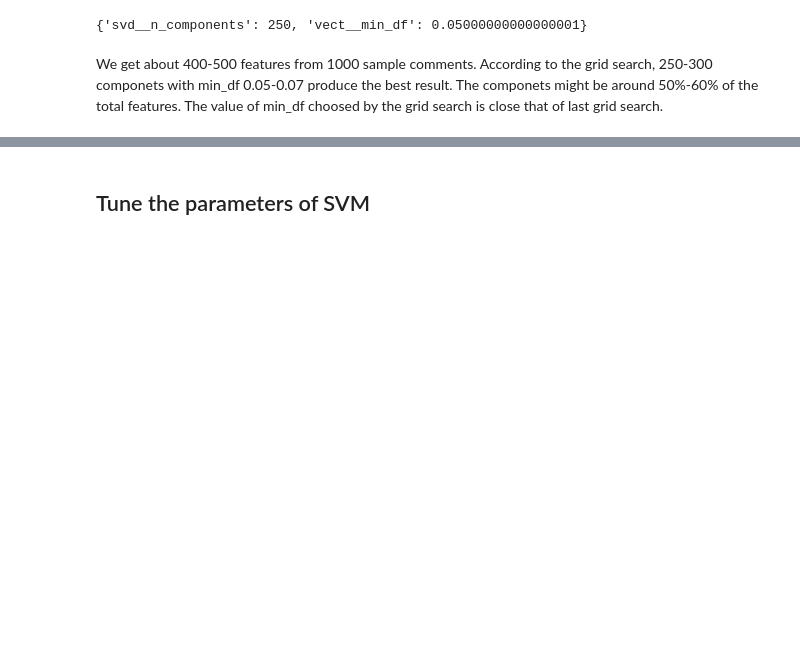
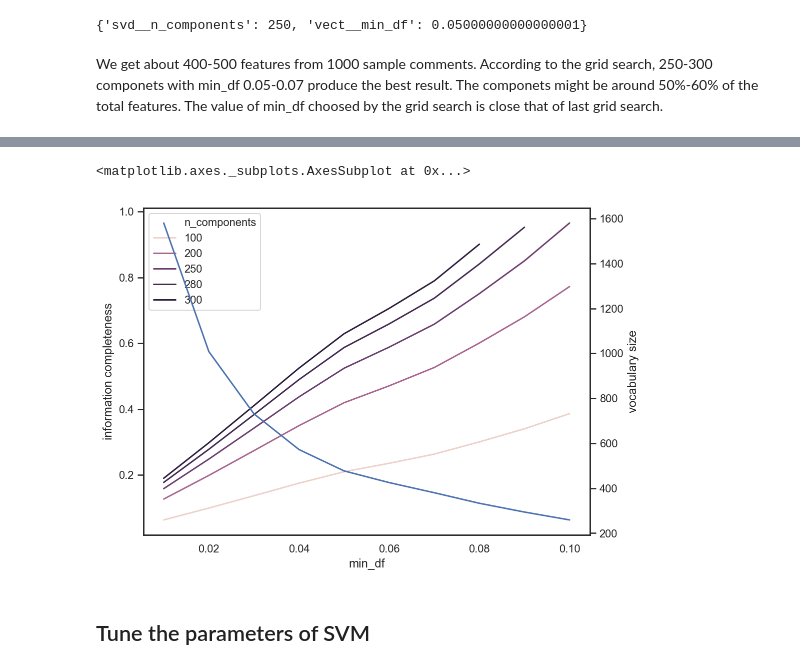
Before and after one commit to ktmud/fsauor2018, a Jupyter notebook: notebooks/parameter grid search.ipynb, the cells around one changed output, grey strips where cells are left out. Drawn from its saved outputs; the diff is of its cells as text; code cells hidden in the pictures; blank space fills up the shorter version.

```diff
--- a/notebooks/parameter grid search.ipynb
+++ b/notebooks/parameter grid search.ipynb
@@ -178,0 +207,7 @@ We get about 400-500 features from 1000 sample comments. According to the grid s
+# %%
+for c in [100,200,250,280,300]:
+    x = pd.Series(c/features_min['vocabulary size'])
+    features_min.loc[:,c] = np.where(x > 1, np.nan, x)
+# %%
+features_min = pd.melt(features_min, id_vars=['min_df','vocabulary size'], value_vars=[100,200,250,280,300],value_name='information completeness',var_name='n_components')
+features_min.n_components = pd.to_numeric(features_min.n_components)
@@ -179,3 +234,25 @@ We get about 400-500 features from 1000 sample comments. According to the grid s
+# %%
+sns.set_style("white")
+
+fig, ax = plt.subplots(figsize=(8, 6))
+
+sns.lineplot(
+    x='min_df',
+    y='information completeness',
+    hue = 'n_components',
+    data = features_min,
+    legend="full",
+    color="g"
+)
+ax2 = plt.twinx()
+sns.lineplot(
+    x='min_df',
+    y='vocabulary size',
+    data = features_min,
+    color="b", ax=ax2)
+# %% [output]
+<matplotlib.axes._subplots.AxesSubplot at 0x...>
+[figure, added]
 # %% [markdown]
 ## Tune the parameters of SVM
 # %%
```
Also changed, not shown: parts of 13 cells of this notebook.
